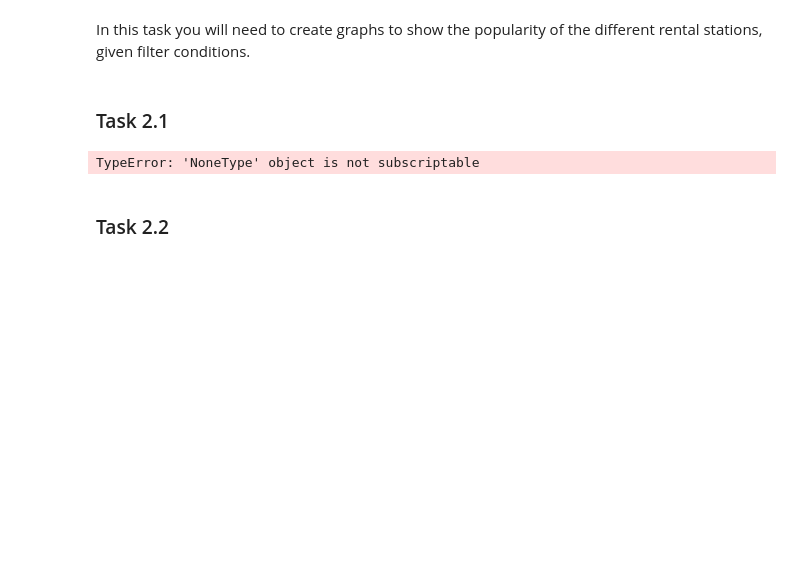
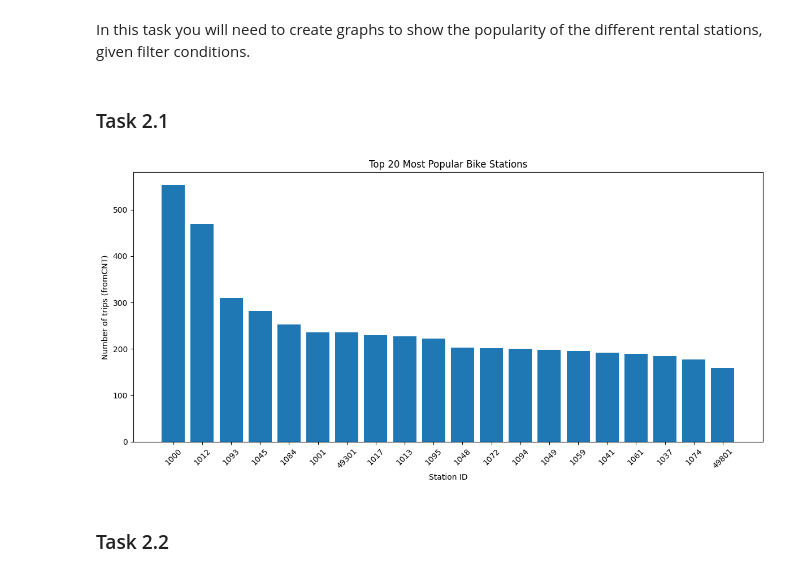
Before and after one commit to dbs29/Project, a Jupyter notebook: bikes_pgh_data.ipynb, the cells around one changed output. Saved outputs shown, nothing was run; the diff lists cells and outputs as text; code cells hidden in the pictures; blank space fills up the shorter version.

```diff
--- a/bikes_pgh_data.ipynb
+++ b/bikes_pgh_data.ipynb
@@ -113,22 +126,23 @@ filter_month = "04/2021"
 filter_stationID = 1046
 # %% [markdown]
 ### Task 2.1
-# %%
-# Filter the data for the specified month and stationID
-filtered_data = daily_counts[(daily_counts['day'].dt.strftime('%m/%Y') == filter_month) & (daily_counts['station_id'] == filter_stationID)]
-
-# Sort the data by 'fromCNT' in descending order and select the top 20 stations
-top_20_stations = filtered_data.sort_values(by='fromCNT', ascending=False).head(20)
-
-# Plot the bar chart
-plt.figure(figsize=(12, 6))
-plt.bar(top_20_stations['station_id'], top_20_stations['fromCNT'])
-plt.xlabel('Station ID')
-plt.ylabel('fromCNT')
-plt.title('20 Most Popular Bike Stations (fromCNT) for {}'.format(filter_month))
-plt.xticks(rotation=45)
-plt.show()
-# %% [output]
-TypeError: 'NoneType' object is not subscriptable
+# %%
+def plot_most_popular_stations(data, filter_month="04/2021", filter_stationID=1046):
+    filtered_data = monthly_counts[(data['month'] == filter_month)]
+    popular_stations = filtered_data.groupby('station_id')['fromCNT'].sum().nlargest(20)
+
+    plt.figure(figsize=(12, 6))
+    plt.bar(popular_stations.index.astype(str), popular_stations.values)
+    plt.xlabel('Station ID')
+    plt.ylabel('Number of trips (fromCNT)')
+    plt.title('Top 20 Most Popular Bike Stations')
+    plt.xticks(rotation=45)
+    plt.tight_layout()
+    plt.show()
+
+# Assuming you have the 'data' DataFrame containing your calculated counts
+plot_most_popular_stations(monthly_counts)
+# %% [output]
+[figure, added]
 # %% [markdown]
 ### Task 2.2
```
Also changed, not shown: parts of 6 cells of this notebook.
